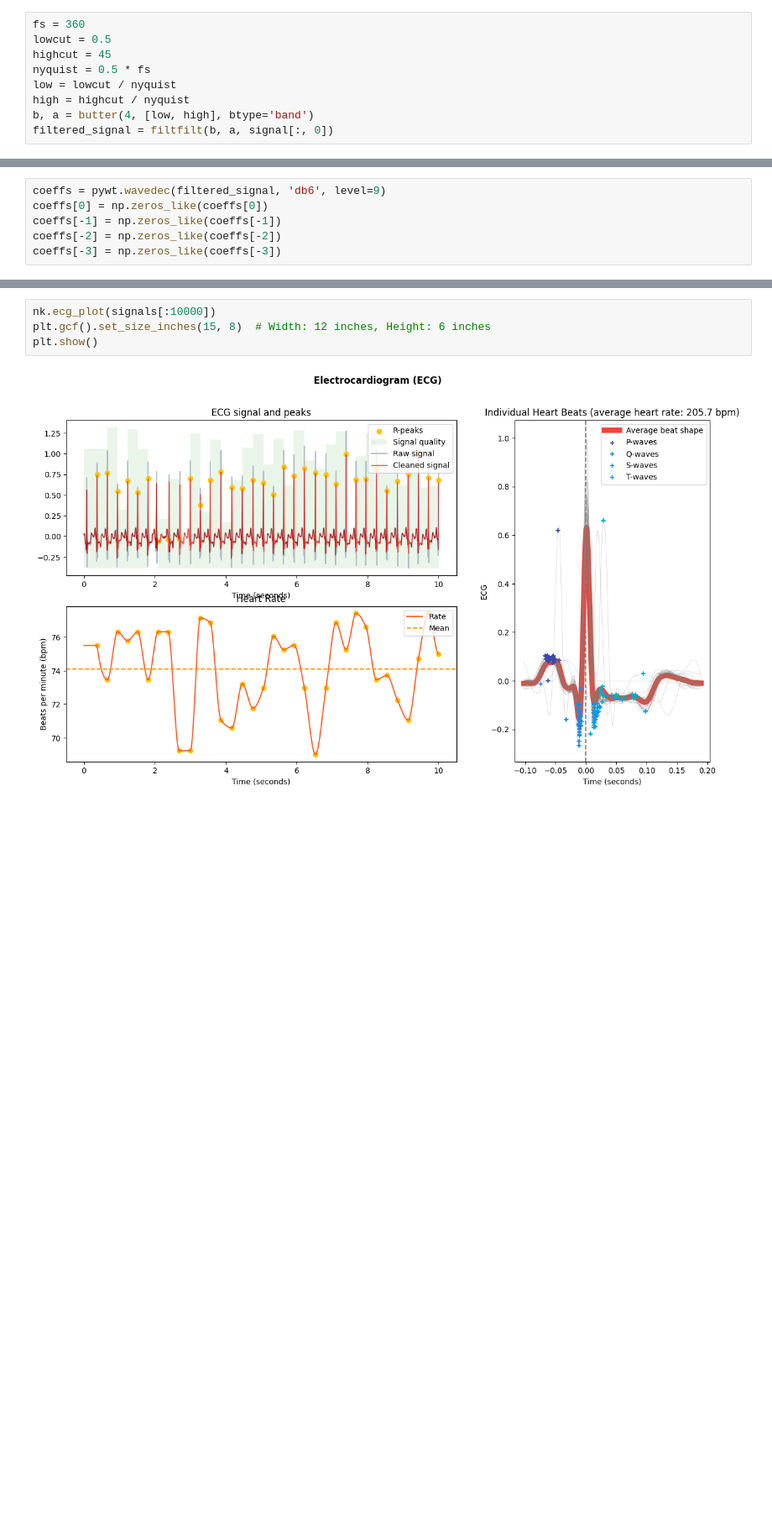
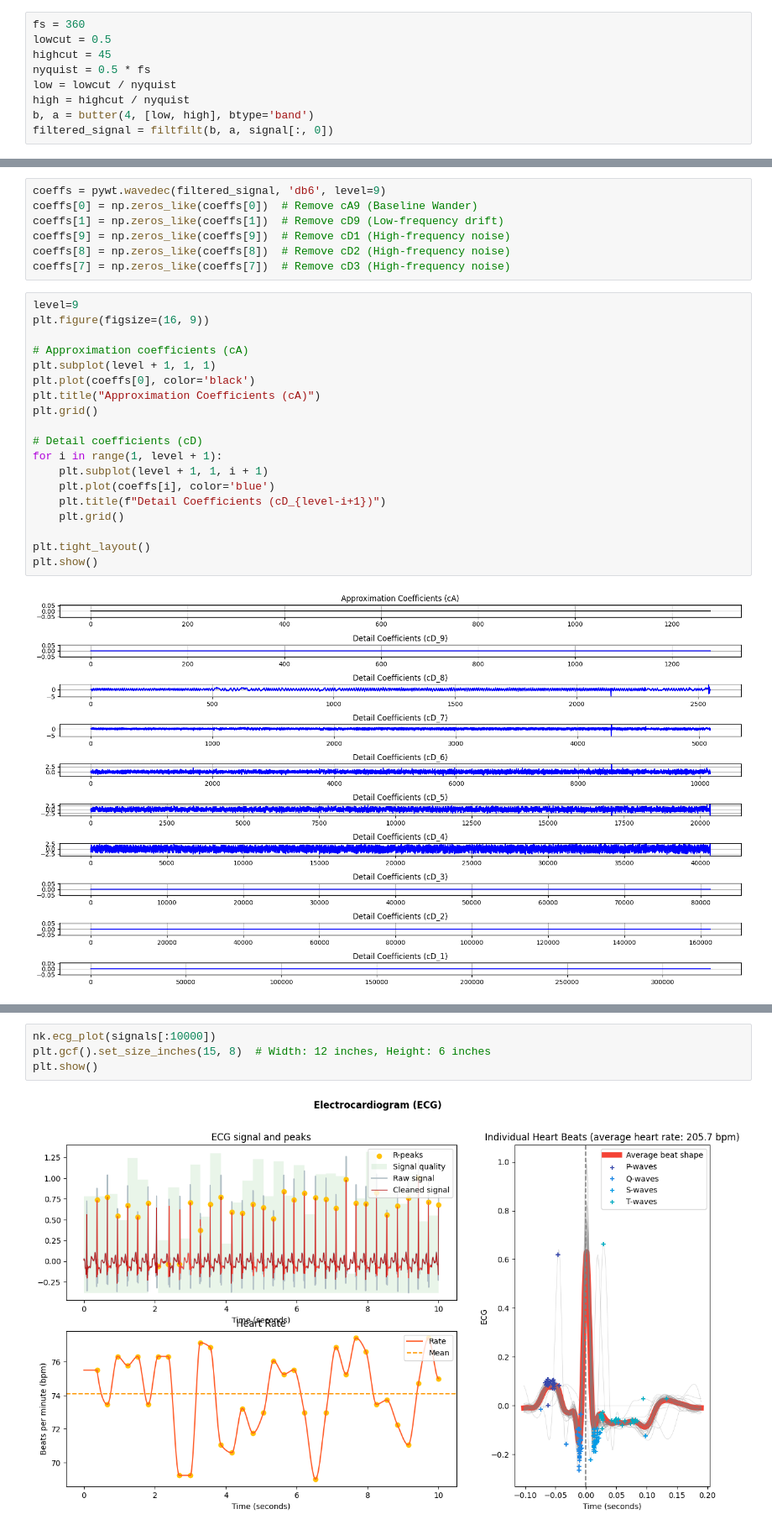
Before and after one commit to Cobrachainsaw/Arrhythmia_real_time_system, a Jupyter notebook: preprocess.ipynb, the cells around one changed output, grey strips where cells are left out. Shown at 84% size. Saved outputs shown, nothing was run; the diff lists cells and outputs as text; blank space fills up the shorter version.

```diff
--- a/preprocess.ipynb
+++ b/preprocess.ipynb
@@ -54,9 +87,31 @@ plt.show()
 # %%
 coeffs = pywt.wavedec(filtered_signal, 'db6', level=9)
-coeffs[0] = np.zeros_like(coeffs[0])
-coeffs[-1] = np.zeros_like(coeffs[-1])
-coeffs[-2] = np.zeros_like(coeffs[-2])
-coeffs[-3] = np.zeros_like(coeffs[-3])
+coeffs[0] = np.zeros_like(coeffs[0])  # Remove cA9 (Baseline Wander)
+coeffs[1] = np.zeros_like(coeffs[1])  # Remove cD9 (Low-frequency drift)
+coeffs[9] = np.zeros_like(coeffs[9])  # Remove cD1 (High-frequency noise)
+coeffs[8] = np.zeros_like(coeffs[8])  # Remove cD2 (High-frequency noise)
+coeffs[7] = np.zeros_like(coeffs[7])  # Remove cD3 (High-frequency noise)
+# %%
+level=9
+plt.figure(figsize=(16, 9))
+
+# Approximation coefficients (cA)
+plt.subplot(level + 1, 1, 1)
+plt.plot(coeffs[0], color='black')
+plt.title("Approximation Coefficients (cA)")
+plt.grid()
+
+# Detail coefficients (cD)
+for i in range(1, level + 1):
+    plt.subplot(level + 1, 1, i + 1)
+    plt.plot(coeffs[i], color='blue')
+    plt.title(f"Detail Coefficients (cD_{level-i+1})")
+    plt.grid()
+
+plt.tight_layout()
+plt.show()
+# %% [output]
+[figure, added]
 # %%
 # Reconstruct the denoised signal using inverse wavelet transform
 denoised_signal = pywt.waverec(coeffs, 'db6')
```
Also changed, not shown: parts of 19 cells of this notebook.
